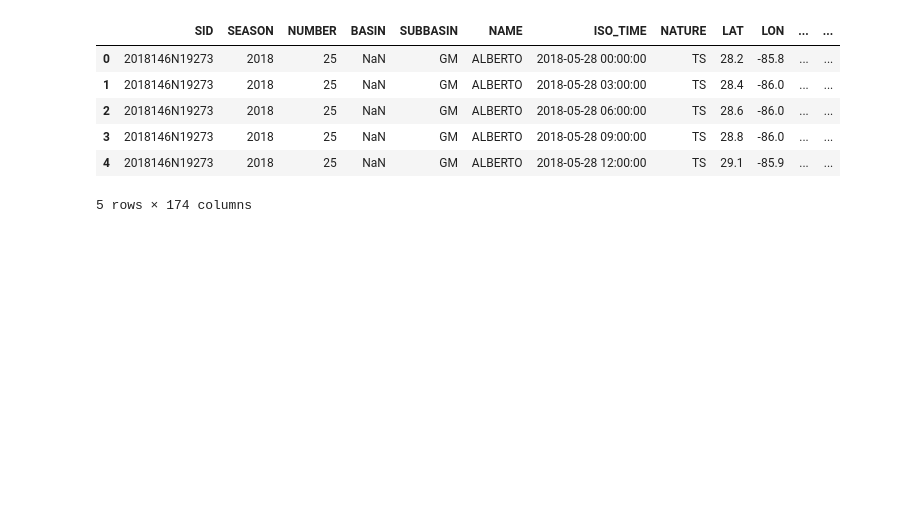
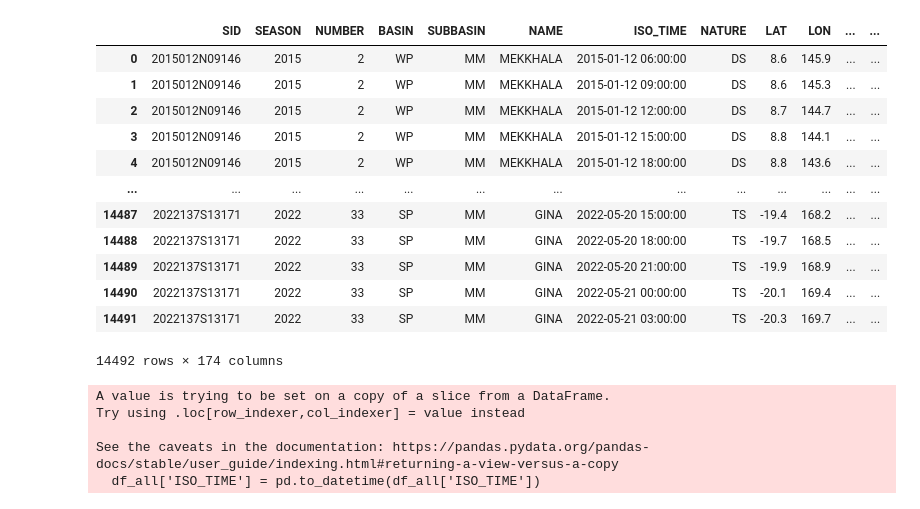
Before and after one commit to annajungbluth/eo-data-prep, a Jupyter notebook: notebooks/himawari_filter_tcs.ipynb, the cells around one changed output. Drawn from its saved outputs; the diff is of its cells as text; code cells hidden in the pictures; blank space fills up the shorter version.

```diff
--- a/notebooks/himawari_filter_tcs.ipynb
+++ b/notebooks/himawari_filter_tcs.ipynb
@@ -43,12 +44,12 @@ df_ni = pd.read_csv(ibtracs_ni_file)
 # %%
-df_na_filtered = df_na[df_na.SEASON.isin([2018, 2019, 2020, 2021, 2022, 2023, 2024])]
-df_na_filtered = df_na_filtered[df_na_filtered.NATURE.isin(['TS', 'DS'])]
-df_na_filtered = df_na_filtered[df_na_filtered.NAME != 'UNNAMED']
+df_wp_filtered = df_wp[df_wp.SEASON.isin([2015, 2016, 2017, 2018, 2019, 2020, 2021, 2022])]
+df_wp_filtered = df_wp_filtered[df_wp_filtered.NATURE.isin(['TS', 'DS'])]
+df_wp_filtered = df_wp_filtered[df_wp_filtered.NAME != 'UNNAMED']
 # filter for GOES FOV
-df_na_filtered = df_na_filtered[df_na_filtered.LAT.between(-50, 50) & df_na_filtered.LON.between(-125, -25)]
+df_wp_filtered = df_wp_filtered[df_wp_filtered.LAT.between(-50, 50) & df_wp_filtered.LON.between(91, 191)]
 
 # filter out storms with less than 8 points
-grouped = df_na_filtered.groupby('SID')
+grouped = df_wp_filtered.groupby('SID')
 lengths = grouped.size()
-df_na_filtered = df_na_filtered[df_na_filtered.SID.isin(lengths[lengths >= 8].index)]
+df_wp_filtered = df_wp_filtered[df_wp_filtered.SID.isin(lengths[lengths >= 8].index)]
 # %%
@@ -97,12 +87,12 @@ plt.tight_layout()
 # %%
-df_ep_filtered = df_ep[df_ep.SEASON.isin([2018, 2019, 2020, 2021, 2022, 2023, 2024])]
-df_ep_filtered = df_ep_filtered[df_ep_filtered.NATURE.isin(['TS', 'DS'])]
-df_ep_filtered = df_ep_filtered[df_ep_filtered.NAME != 'UNNAMED']
+df_sp_filtered = df_sp[df_sp.SEASON.isin([2015, 2016, 2017, 2018, 2019, 2020, 2021, 2022])]
+df_sp_filtered = df_sp_filtered[df_sp_filtered.NATURE.isin(['TS', 'DS'])]
+df_sp_filtered = df_sp_filtered[df_sp_filtered.NAME != 'UNNAMED']
 # filter for GOES FOV
-df_ep_filtered = df_ep_filtered[df_ep_filtered.LAT.between(-50, 50) & df_ep_filtered.LON.between(-125, -25)]
+df_sp_filtered = df_sp_filtered[df_sp_filtered.LAT.between(-50, 50) & df_sp_filtered.LON.between(91, 191)]
 
 # filter out storms with less than 8 points
-grouped = df_ep_filtered.groupby('SID')
+grouped = df_sp_filtered.groupby('SID')
 lengths = grouped.size()
-df_ep_filtered = df_ep_filtered[df_ep_filtered.SID.isin(lengths[lengths >= 8].index)]
+df_sp_filtered = df_sp_filtered[df_sp_filtered.SID.isin(lengths[lengths >= 8].index)]
 # %%
@@ -138,12 +128,18 @@ plt.tight_layout()
 # %%
 # merge into one dataframe
-df_all = pd.concat([df_na_filtered, df_ep_filtered], ignore_index=True)
-df_all.head()
+df_all = pd.concat([df_wp_filtered, df_sp_filtered], ignore_index=True)
+df_all
 # %% [output]
 |  | SID | SEASON | NUMBER | BASIN | SUBBASIN | NAME | ISO_TIME | NATURE | LAT | LON | ... | ... |
-| 0 | 2018146N19273 | 2018 | 25 | NaN | GM | ALBERTO | 2018-05-28 00:00:00 | TS | 28.2 | -85.8 | ... | ... |
-| 1 | 2018146N19273 | 2018 | 25 | NaN | GM | ALBERTO | 2018-05-28 03:00:00 | TS | 28.4 | -86.0 | ... | ... |
-| 2 | 2018146N19273 | 2018 | 25 | NaN | GM | ALBERTO | 2018-05-28 06:00:00 | TS | 28.6 | -86.0 | ... | ... |
-| 3 | 2018146N19273 | 2018 | 25 | NaN | GM | ALBERTO | 2018-05-28 09:00:00 | TS | 28.8 | -86.0 | ... | ... |
-| 4 | 2018146N19273 | 2018 | 25 | NaN | GM | ALBERTO | 2018-05-28 12:00:00 | TS | 29.1 | -85.9 | ... | ... |
+| 0 | 2015012N09146 | 2015 | 2 | WP | MM | MEKKHALA | 2015-01-12 06:00:00 | DS | 8.6 | 145.9 | ... | ... |
+| 1 | 2015012N09146 | 2015 | 2 | WP | MM | MEKKHALA | 2015-01-12 09:00:00 | DS | 8.6 | 145.3 | ... | ... |
+| 2 | 2015012N09146 | 2015 | 2 | WP | MM | MEKKHALA | 2015-01-12 12:00:00 | DS | 8.7 | 144.7 | ... | ... |
+| 3 | 2015012N09146 | 2015 | 2 | WP | MM | MEKKHALA | 2015-01-12 15:00:00 | DS | 8.8 | 144.1 | ... | ... |
+| 4 | 2015012N09146 | 2015 | 2 | WP | MM | MEKKHALA | 2015-01-12 18:00:00 | DS | 8.8 | 143.6 | ... | ... |
+| ... | ... | ... | ... | ... | ... | ... | ... | ... | ... | ... | ... | ... |
+| 14487 | 2022137S13171 | 2022 | 33 | SP | MM | GINA | 2022-05-20 15:00:00 | TS | -19.4 | 168.2 | ... | ... |
+| 14488 | 2022137S13171 | 2022 | 33 | SP | MM | GINA | 2022-05-20 18:00:00 | TS | -19.7 | 168.5 | ... | ... |
+| 14489 | 2022137S13171 | 2022 | 33 | SP | MM | GINA | 2022-05-20 21:00:00 | TS | -19.9 | 168.9 | ... | ... |
+| 14490 | 2022137S13171 | 2022 | 33 | SP | MM | GINA | 2022-05-21 00:00:00 | TS | -20.1 | 169.4 | ... | ... |
+| 14491 | 2022137S13171 | 2022 | 33 | SP | MM | GINA | 2022-05-21 03:00:00 | TS | -20.3 | 169.7 | ... | ... |
-5 rows × 174 columns
+14492 rows × 174 columns
@@ -152,3 +153,12 @@ df_all.to_csv('goes_ibtracs.NA-EP.list.v04r01.csv', index=False)
+# %%
+# convert ISO_TIME to datetime
+df_all['ISO_TIME'] = pd.to_datetime(df_all['ISO_TIME'])
+# %% [output]
+A value is trying to be set on a copy of a slice from a DataFrame.
+Try using .loc[row_indexer,col_indexer] = value instead
+
+See the caveats in the documentation: https://pandas.pydata.org/pandas-docs/stable/user_guide/indexing.html#returning-a-view-versus-a-copy
+  df_all['ISO_TIME'] = pd.to_datetime(df_all['ISO_TIME'])
 # %%
 # find total number of days covered by all storms
 total_days = df_all.groupby('SID').apply(lambda x: (x['ISO_TIME'].max() - x['ISO_TIME'].min()).days + 1).sum()
```
Also changed, not shown: parts of 43 cells of this notebook, 6 other files.
